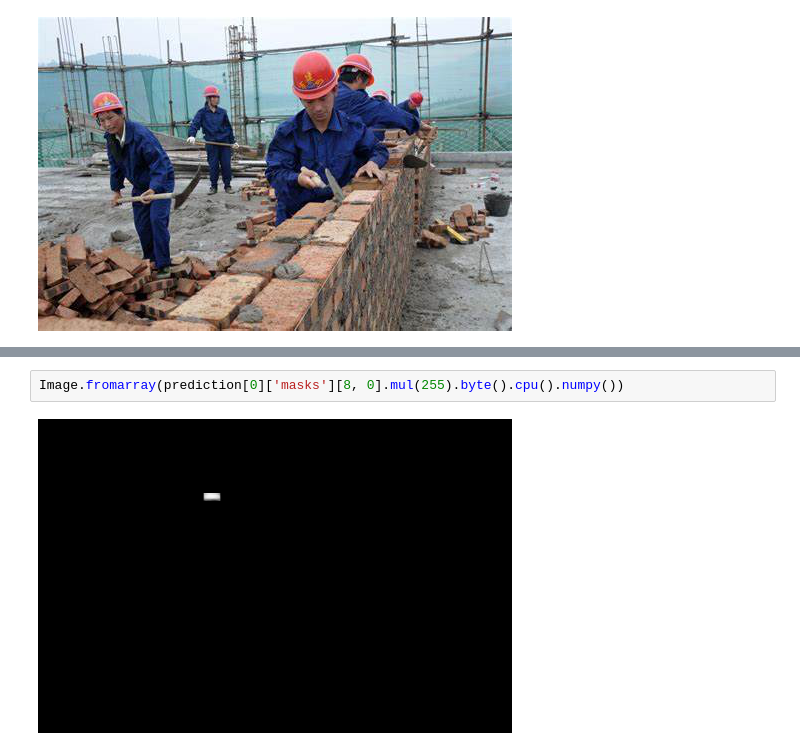
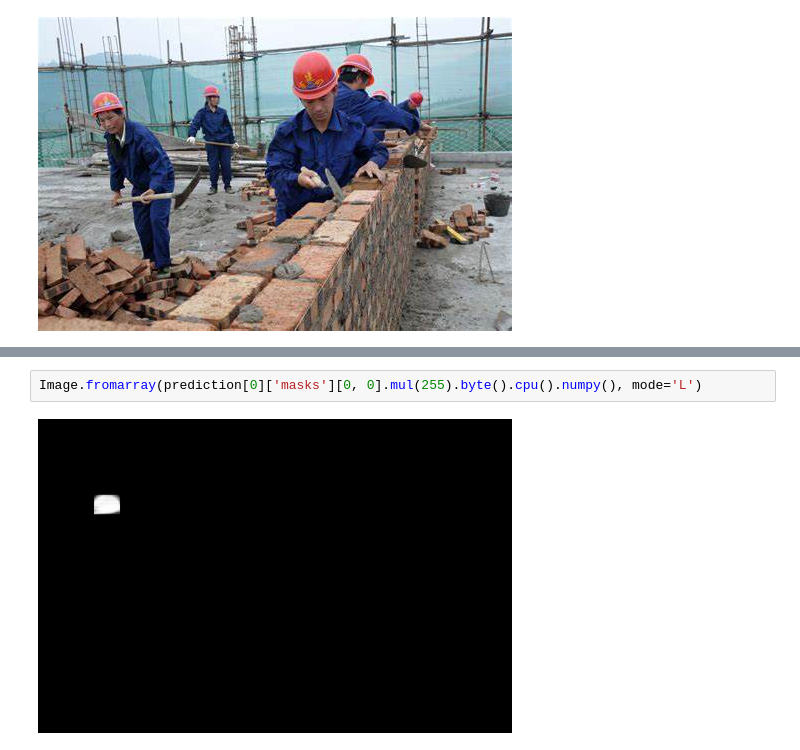
Before and after one commit to sillyemperor/mypynotebook, a Jupyter notebook: rcnn-object-detective.ipynb, the cells around one changed output, grey strips where cells are left out. Cells and saved outputs as stored; diff of their text form.

```diff
--- a/rcnn-object-detective.ipynb
+++ b/rcnn-object-detective.ipynb
@@ -281,4 +289,4 @@ img
 # %%
-Image.fromarray(prediction[0]['masks'][8, 0].mul(255).byte().cpu().numpy())
+Image.fromarray(prediction[0]['masks'][0, 0].mul(255).byte().cpu().numpy(), mode='L')
 # %% [output]
-[figure, old version]
+[figure, new version]
```
Also changed, not shown: parts of 5 cells of this notebook, 2 other files.
